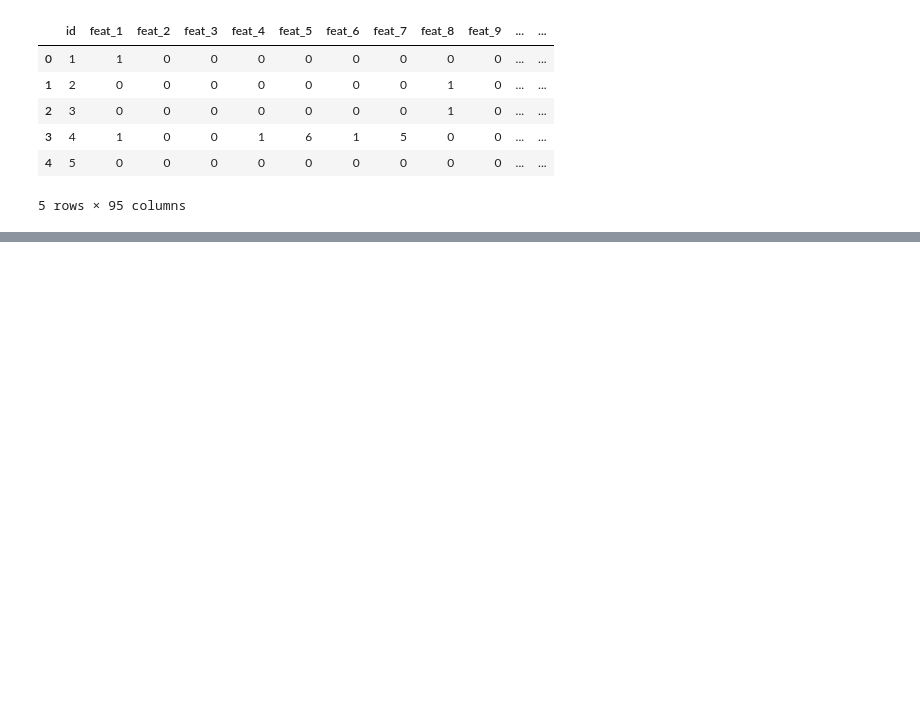
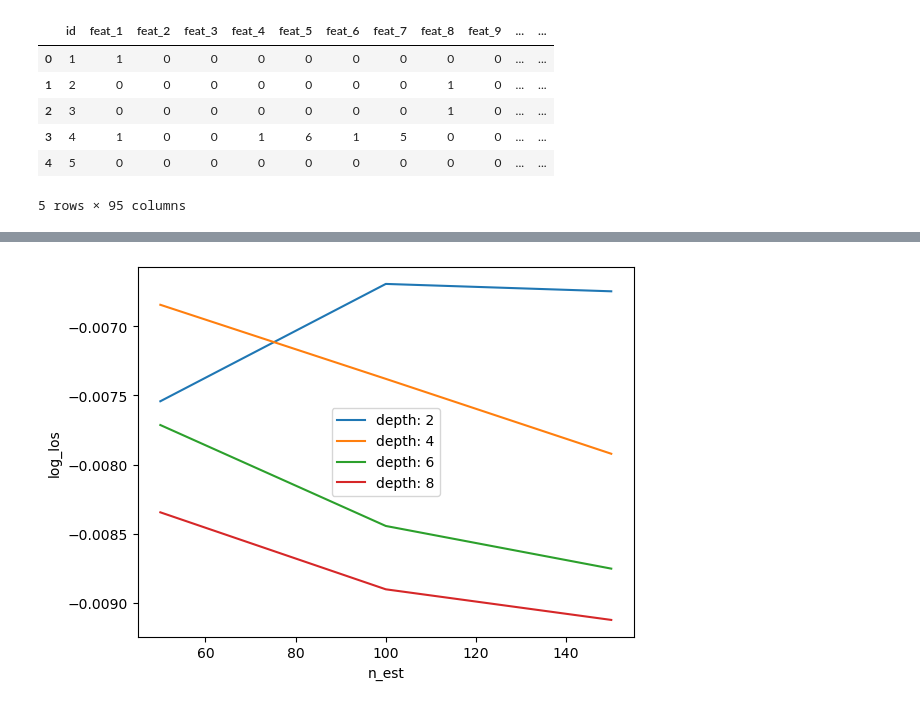
Before and after one commit to divx1979/XGB, a Jupyter notebook: Decision Tree Tuning.ipynb, the cells around one changed output, grey strips where cells are left out. Cells and saved outputs as stored; diff of their text form; code cells hidden in the pictures; blank space fills up the shorter version.

Commit message:
n_est And max_depth

```diff
--- a/Decision Tree Tuning.ipynb
+++ b/Decision Tree Tuning.ipynb
@@ -94,0 +56,4 @@ plt.show()
+# %%
+n_est1 = range(50, 200, 50)
+max_depth = (2, 4, 6, 8)
+par_gr1 = dict(max_depth = max_depth, n_estimators = n_est1)
@@ -94,0 +64,3 @@ plt.show()
+# %%
+gr1 = GridSearchCV(mod1, par_gr1, scoring = 'neg_log_loss', n_jobs = -1, cv = kf1)
+gr1_res = gr1.fit(X, lab_enc_y)
@@ -94,0 +100,11 @@ plt.show()
+# %%
+scores1 = np.array(means).reshape(len(max_depth), len(n_est1))
+# %%
+for i, value in enumerate(max_depth):
+    plt.plot(n_est1, scores1[i], label = 'depth: ' + str(value))
+plt.legend()
+plt.xlabel('n_est')
+plt.ylabel('log_los')
+plt.savefig('n_est v log loss')
+# %% [output]
+[figure, added]
```
Also changed, not shown: parts of 16 cells of this notebook.
